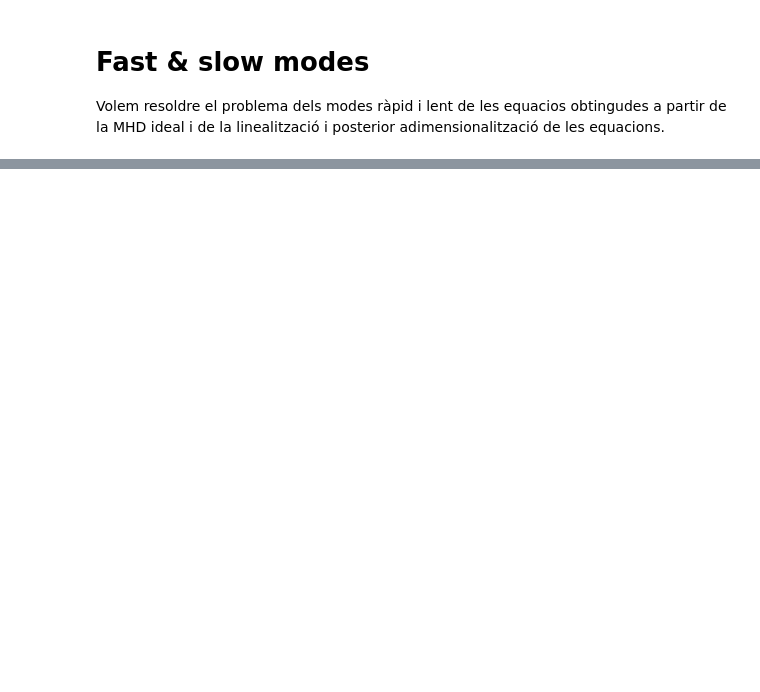
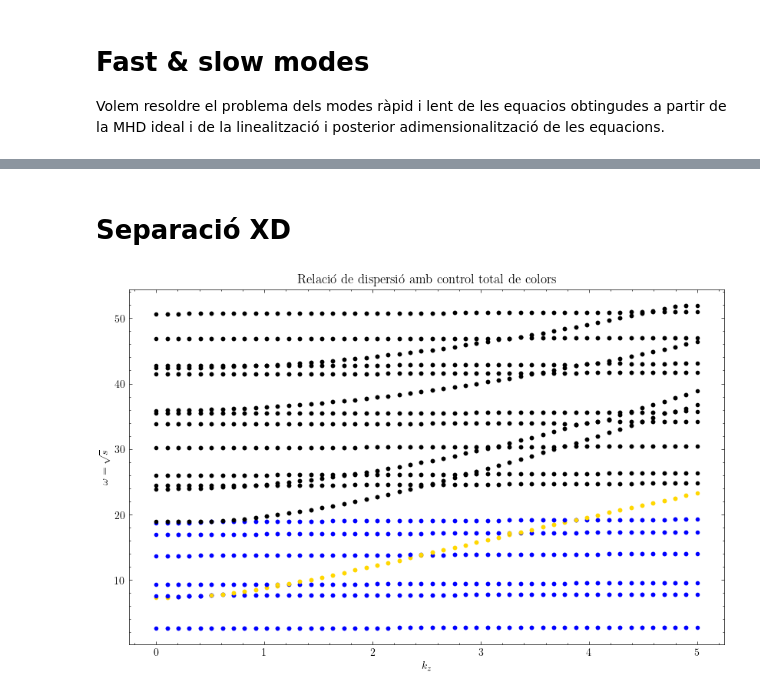
Before and after one commit to JoanRibotOliver/TFG, a Jupyter notebook: Fast & slow modes.ipynb, the cells around one changed output, grey strips where cells are left out. Saved outputs shown, nothing was run; the diff lists cells and outputs as text; code cells hidden in the pictures; blank space fills up the shorter version.

```diff
--- a/Fast & slow modes.ipynb
+++ b/Fast & slow modes.ipynb
@@ -467,0 +506,64 @@ Relative error: [0.01671179 0.00183677 0.00165196 0.00559562 0.01678729]
+# %% [markdown]
+# Separació XD
+# %%
+import numpy as np
+import matplotlib.pyplot as plt
+
+""" Aquí el teu codi de càlcul de evals_k """
+
+# Definir el llindar
+threshold = 0.75
+
+# Diccionari de colors assignats manualment:
+# Per cada mode, defineixes una llista de colors, un per cada tram.
+# Exemple:
+# "Mode 1": ["blue", "red", "blue", ...]  vol dir: primer tram blau, segon tram vermell, tercer tram blau, etc.
+colors_per_mode = {
+    "Mode 1": ["blue","blue","blue","blue"],
+    "Mode 2": ["gold", "gold", "blue","blue","blue"],
+    "Mode 3": ["blue", "gold", "blue","blue","blue"],
+    "Mode 4": ["blue", "gold", "blue","blue","blue"],
+    "Mode 5": ["blue", "gold", "blue","blue","blue"],
+    "Mode 6": ["blue", "gold", "blue","blue","blue"],
+    "Mode 7": ["blue", "blue", "blue","gold","blue"],
+}
+
+# Inicialitzar la figura
+plt.figure(figsize=(10, 6))
+
+for i in range(20):
+    omega = np.sqrt(evals_k[:, i].real)
+    kz_values = kz_list
+
+    # Derivada discreta
+    d_omega_d_kz = np.diff(omega) / np.diff(kz_values)
+
+    # Classificació suau / dràstic
+    is_drastic = d_omega_d_kz > threshold
+
+    mode_label = f"Mode {i+1}"
+    assigned_colors = colors_per_mode.get(mode_label, ["black"])  # Default color black if missing
+
+    # Controlar l'índex dels colors
+    color_idx = 0
+
+    for j in range(len(d_omega_d_kz)):
+        if color_idx >= len(assigned_colors):
+            color = "black"  # Per seguretat, si falten colors
+        else:
+            color = assigned_colors[color_idx]
+
+        plt.plot(kz_values[j:j+2], omega[j:j+2], '.', color=color, linewidth=2)
+
+        # Només canviem de color si hi ha un canvi de zona
+        if j < len(d_omega_d_kz) - 1:
+            if is_drastic[j] != is_drastic[j+1]:
+                color_idx += 1
+
+plt.xlabel(r"$k_z$")
+plt.ylabel(r"$\omega = \sqrt{s}$")
+plt.title("Relació de dispersió amb control total de colors")
+plt.grid(False)
+plt.show()
+# %% [output]
+[figure, added]
```
Also changed, not shown: parts of 1 cell of this notebook, 3 other files.
